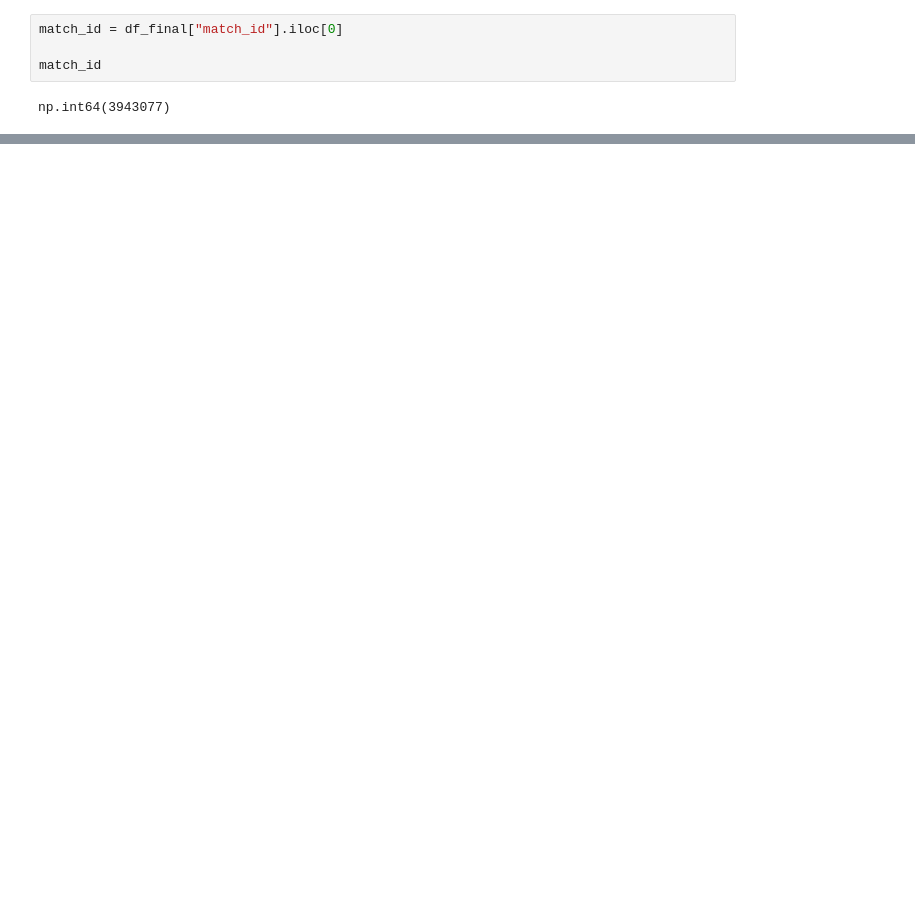
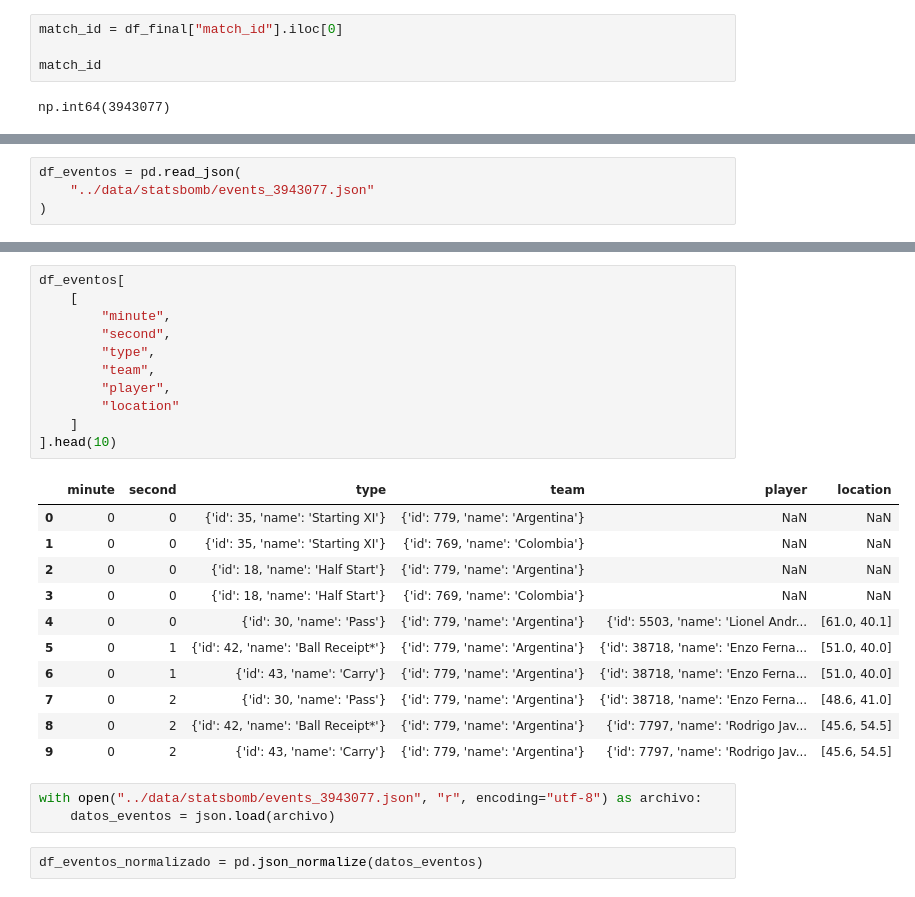
Before and after one commit to manupardo29/football-match-analysis, a Jupyter notebook: notebooks/01_primer_analisis.ipynb, the cells around one changed output, grey strips where cells are left out. Saved outputs shown, nothing was run; the diff lists cells and outputs as text; blank space fills up the shorter version.

```diff
--- a/notebooks/01_primer_analisis.ipynb
+++ b/notebooks/01_primer_analisis.ipynb
@@ -108,0 +50,4 @@ np.int64(3943077)
+# %%
+df_eventos = pd.read_json(
+    "../data/statsbomb/events_3943077.json"
+)
@@ -108,0 +79,28 @@ np.int64(3943077)
+# %%
+df_eventos[
+    [
+        "minute",
+        "second",
+        "type",
+        "team",
+        "player",
+        "location"
+    ]
+].head(10)
+# %% [output]
+|  | minute | second | type | team | player | location |
+| 0 | 0 | 0 | {'id': 35, 'name': 'Starting XI'} | {'id': 779, 'name': 'Argentina'} | NaN | NaN |
+| 1 | 0 | 0 | {'id': 35, 'name': 'Starting XI'} | {'id': 769, 'name': 'Colombia'} | NaN | NaN |
+| 2 | 0 | 0 | {'id': 18, 'name': 'Half Start'} | {'id': 779, 'name': 'Argentina'} | NaN | NaN |
+| 3 | 0 | 0 | {'id': 18, 'name': 'Half Start'} | {'id': 769, 'name': 'Colombia'} | NaN | NaN |
+| 4 | 0 | 0 | {'id': 30, 'name': 'Pass'} | {'id': 779, 'name': 'Argentina'} | {'id': 5503, 'name': 'Lionel Andr... | [61.0, 40.1] |
+| 5 | 0 | 1 | {'id': 42, 'name': 'Ball Receipt*'} | {'id': 779, 'name': 'Argentina'} | {'id': 38718, 'name': 'Enzo Ferna... | [51.0, 40.0] |
+| 6 | 0 | 1 | {'id': 43, 'name': 'Carry'} | {'id': 779, 'name': 'Argentina'} | {'id': 38718, 'name': 'Enzo Ferna... | [51.0, 40.0] |
+| 7 | 0 | 2 | {'id': 30, 'name': 'Pass'} | {'id': 779, 'name': 'Argentina'} | {'id': 38718, 'name': 'Enzo Ferna... | [48.6, 41.0] |
+| 8 | 0 | 2 | {'id': 42, 'name': 'Ball Receipt*'} | {'id': 779, 'name': 'Argentina'} | {'id': 7797, 'name': 'Rodrigo Jav... | [45.6, 54.5] |
+| 9 | 0 | 2 | {'id': 43, 'name': 'Carry'} | {'id': 779, 'name': 'Argentina'} | {'id': 7797, 'name': 'Rodrigo Jav... | [45.6, 54.5] |
+# %%
+with open("../data/statsbomb/events_3943077.json", "r", encoding="utf-8") as archivo:
+    datos_eventos = json.load(archivo)
+# %%
+df_eventos_normalizado = pd.json_normalize(datos_eventos)
```
Also changed, not shown: parts of 21 cells of this notebook.
